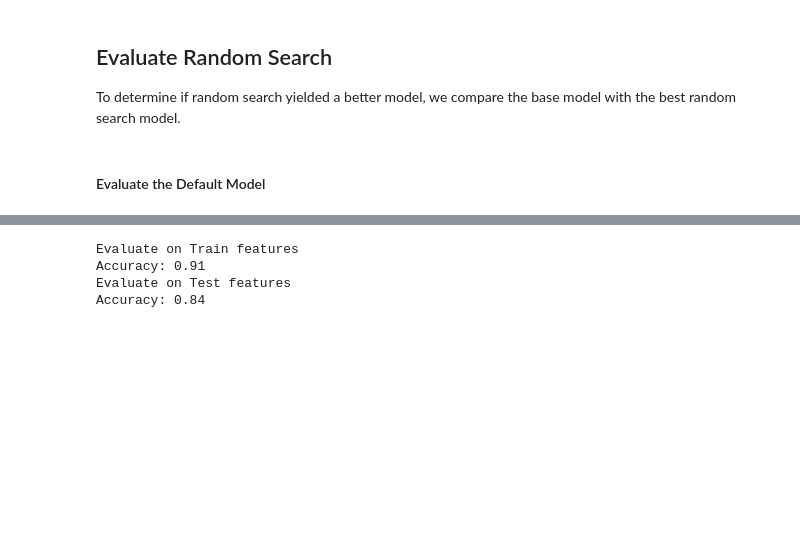
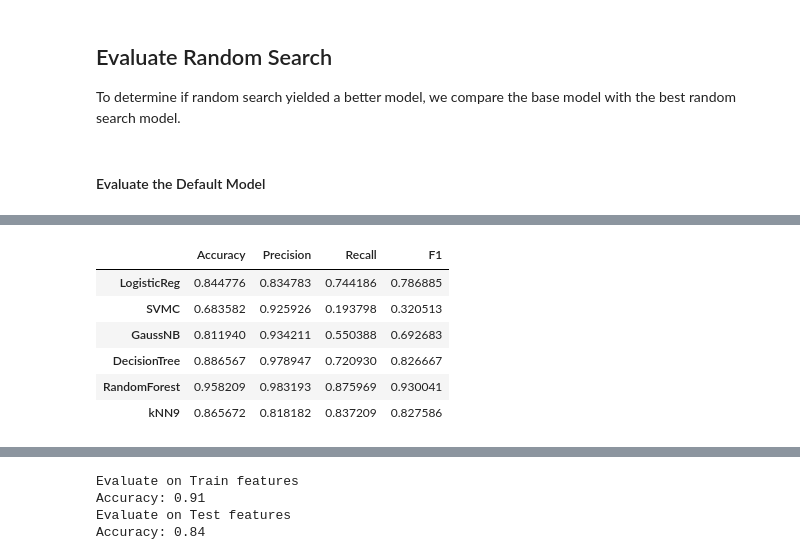
Before and after one commit to yusufarslanpolat/Springboard, a Jupyter notebook: Capstone-2/systemcall-anomaly-detection/logreg_on_adfa_ld.ipynb, the cells around one changed output, grey strips where cells are left out. Saved outputs shown, nothing was run; the diff lists cells and outputs as text; code cells hidden in the pictures; blank space fills up the shorter version.

```diff
--- a/Capstone-2/systemcall-anomaly-detection/logreg_on_adfa_ld.ipynb
+++ b/Capstone-2/systemcall-anomaly-detection/logreg_on_adfa_ld.ipynb
@@ -1224,0 +1385,10 @@ def evaluate(model, test_features, test_labels):
+# %%
+get_metrics(train_features, test_features)
+# %% [output]
+|  | Accuracy | Precision | Recall | F1 |
+| LogisticReg | 0.844776 | 0.834783 | 0.744186 | 0.786885 |
+| SVMC | 0.683582 | 0.925926 | 0.193798 | 0.320513 |
+| GaussNB | 0.811940 | 0.934211 | 0.550388 | 0.692683 |
+| DecisionTree | 0.886567 | 0.978947 | 0.720930 | 0.826667 |
+| RandomForest | 0.958209 | 0.983193 | 0.875969 | 0.930041 |
+| kNN9 | 0.865672 | 0.818182 | 0.837209 | 0.827586 |
```
Also changed, not shown: parts of 12 cells of this notebook, 4 other files.
